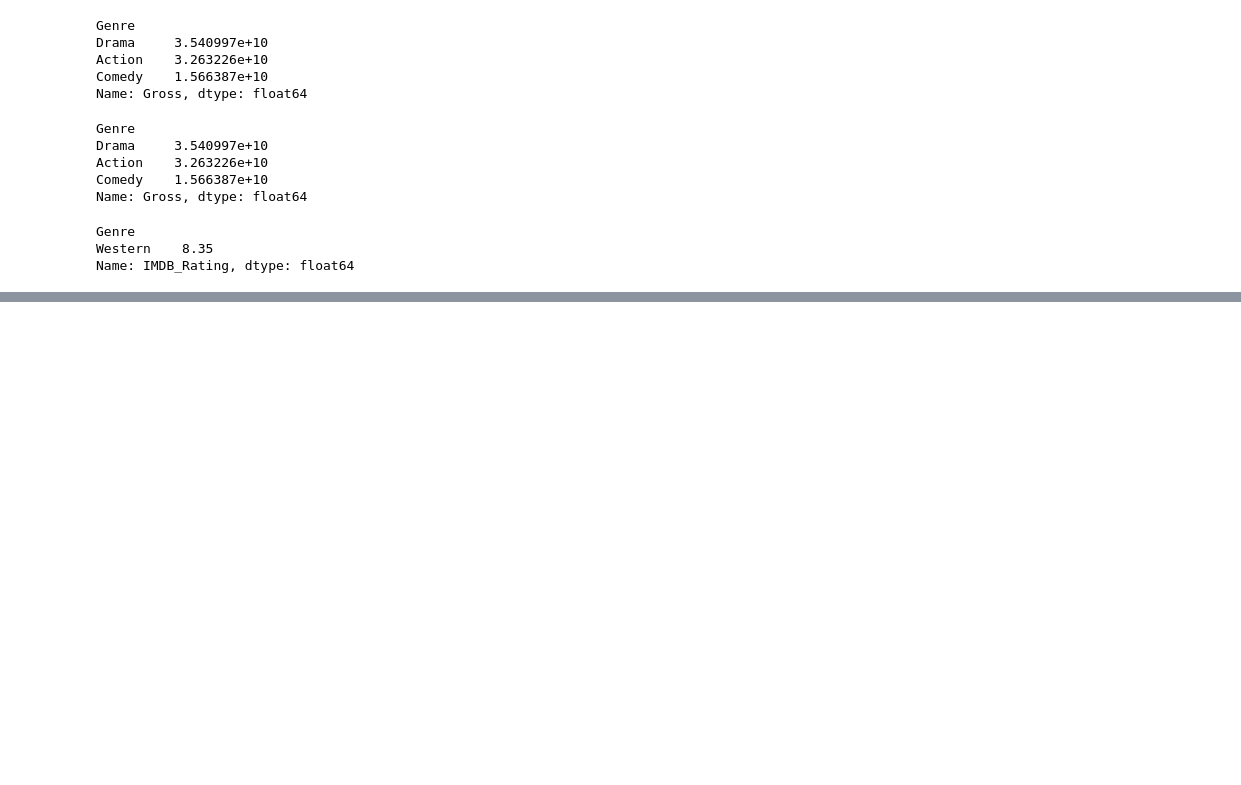
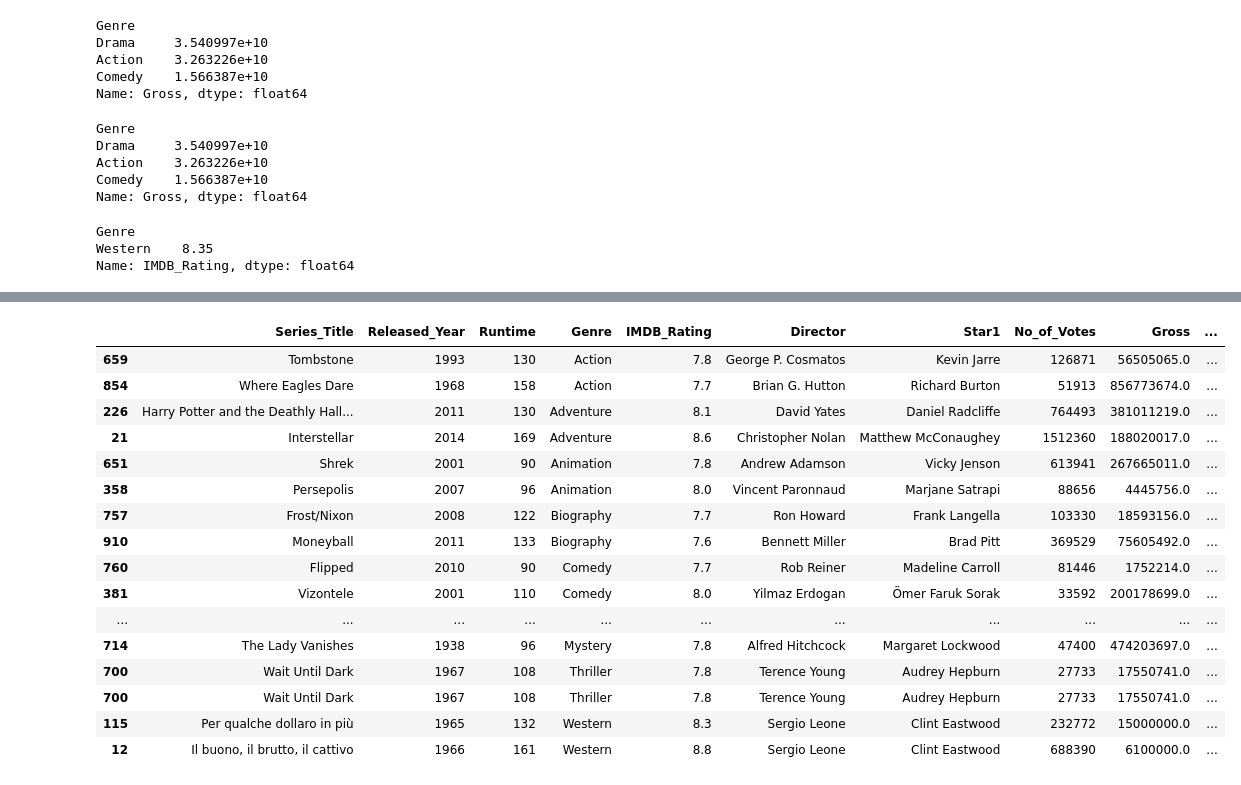
Before and after one commit to akshatsonkar09/AIML, a Jupyter notebook: Pandas2.ipynb, the cells around one changed output, grey strips where cells are left out. Cells and saved outputs as stored; diff of their text form; code cells hidden in the pictures; blank space fills up the shorter version.

```diff
--- a/Pandas2.ipynb
+++ b/Pandas2.ipynb
@@ -106,0 +204,20 @@ Name: IMDB_Rating, dtype: float64
+# %%
+genres.sample(2,replace=True)  #for every group you get 2 random movies and replace true is there because if any group has only one movie then it repeats the movie
+# %% [output]
+|  | Series_Title | Released_Year | Runtime | Genre | IMDB_Rating | Director | Star1 | No_of_Votes | Gross | ... |
+| 659 | Tombstone | 1993 | 130 | Action | 7.8 | George P. Cosmatos | Kevin Jarre | 126871 | 56505065.0 | ... |
+| 854 | Where Eagles Dare | 1968 | 158 | Action | 7.7 | Brian G. Hutton | Richard Burton | 51913 | 856773674.0 | ... |
+| 226 | Harry Potter and the Deathly Hall... | 2011 | 130 | Adventure | 8.1 | David Yates | Daniel Radcliffe | 764493 | 381011219.0 | ... |
+| 21 | Interstellar | 2014 | 169 | Adventure | 8.6 | Christopher Nolan | Matthew McConaughey | 1512360 | 188020017.0 | ... |
+| 651 | Shrek | 2001 | 90 | Animation | 7.8 | Andrew Adamson | Vicky Jenson | 613941 | 267665011.0 | ... |
+| 358 | Persepolis | 2007 | 96 | Animation | 8.0 | Vincent Paronnaud | Marjane Satrapi | 88656 | 4445756.0 | ... |
+| 757 | Frost/Nixon | 2008 | 122 | Biography | 7.7 | Ron Howard | Frank Langella | 103330 | 18593156.0 | ... |
+| 910 | Moneyball | 2011 | 133 | Biography | 7.6 | Bennett Miller | Brad Pitt | 369529 | 75605492.0 | ... |
+| 760 | Flipped | 2010 | 90 | Comedy | 7.7 | Rob Reiner | Madeline Carroll | 81446 | 1752214.0 | ... |
+| 381 | Vizontele | 2001 | 110 | Comedy | 8.0 | Yilmaz Erdogan | Ömer Faruk Sorak | 33592 | 200178699.0 | ... |
+| ... | ... | ... | ... | ... | ... | ... | ... | ... | ... | ... |
+| 714 | The Lady Vanishes | 1938 | 96 | Mystery | 7.8 | Alfred Hitchcock | Margaret Lockwood | 47400 | 474203697.0 | ... |
+| 700 | Wait Until Dark | 1967 | 108 | Thriller | 7.8 | Terence Young | Audrey Hepburn | 27733 | 17550741.0 | ... |
+| 700 | Wait Until Dark | 1967 | 108 | Thriller | 7.8 | Terence Young | Audrey Hepburn | 27733 | 17550741.0 | ... |
+| 115 | Per qualche dollaro in più | 1965 | 132 | Western | 8.3 | Sergio Leone | Clint Eastwood | 232772 | 15000000.0 | ... |
+| 12 | Il buono, il brutto, il cattivo | 1966 | 161 | Western | 8.8 | Sergio Leone | Clint Eastwood | 688390 | 6100000.0 | ... |
```
Also changed, not shown: parts of 35 cells of this notebook, 19 other files.
